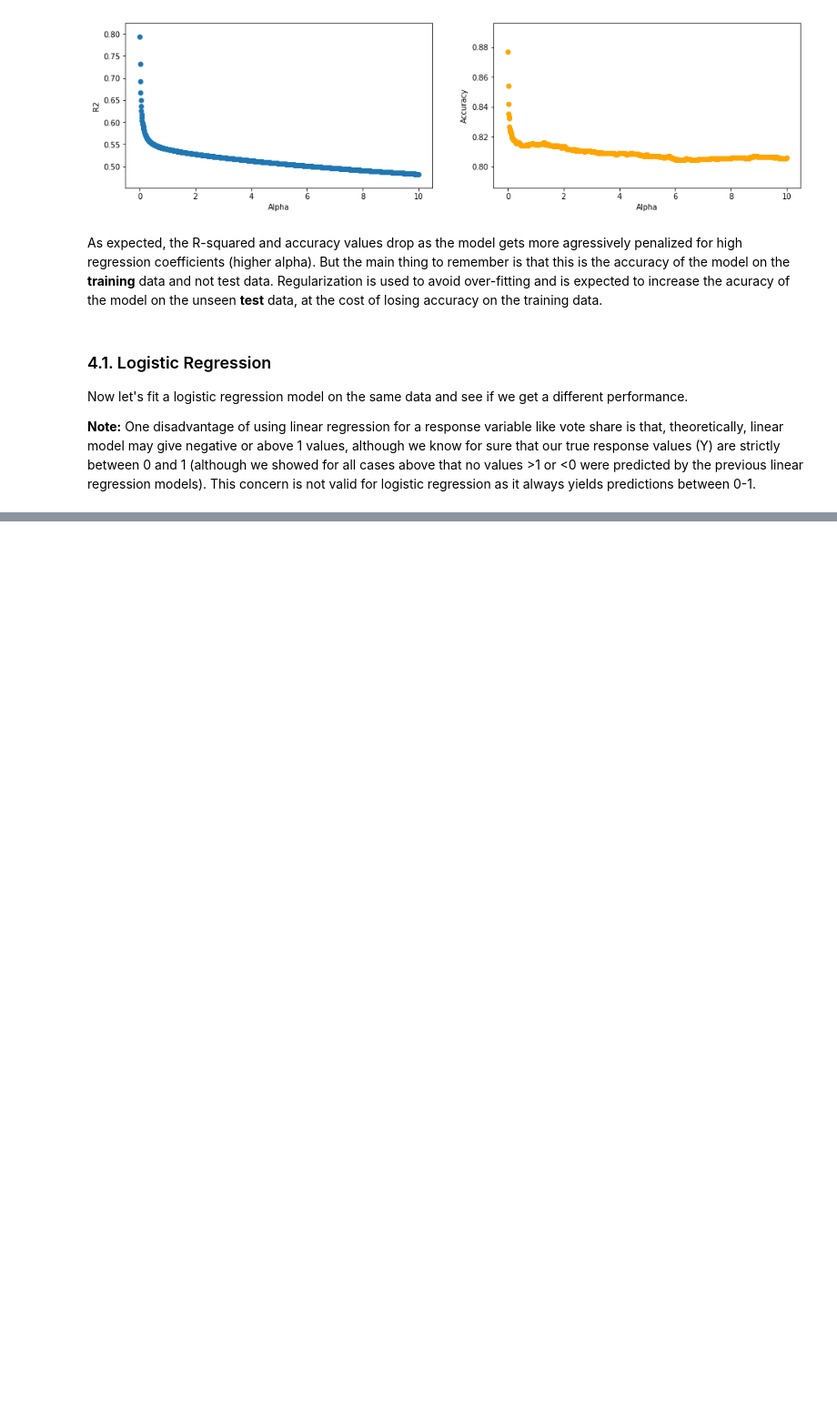
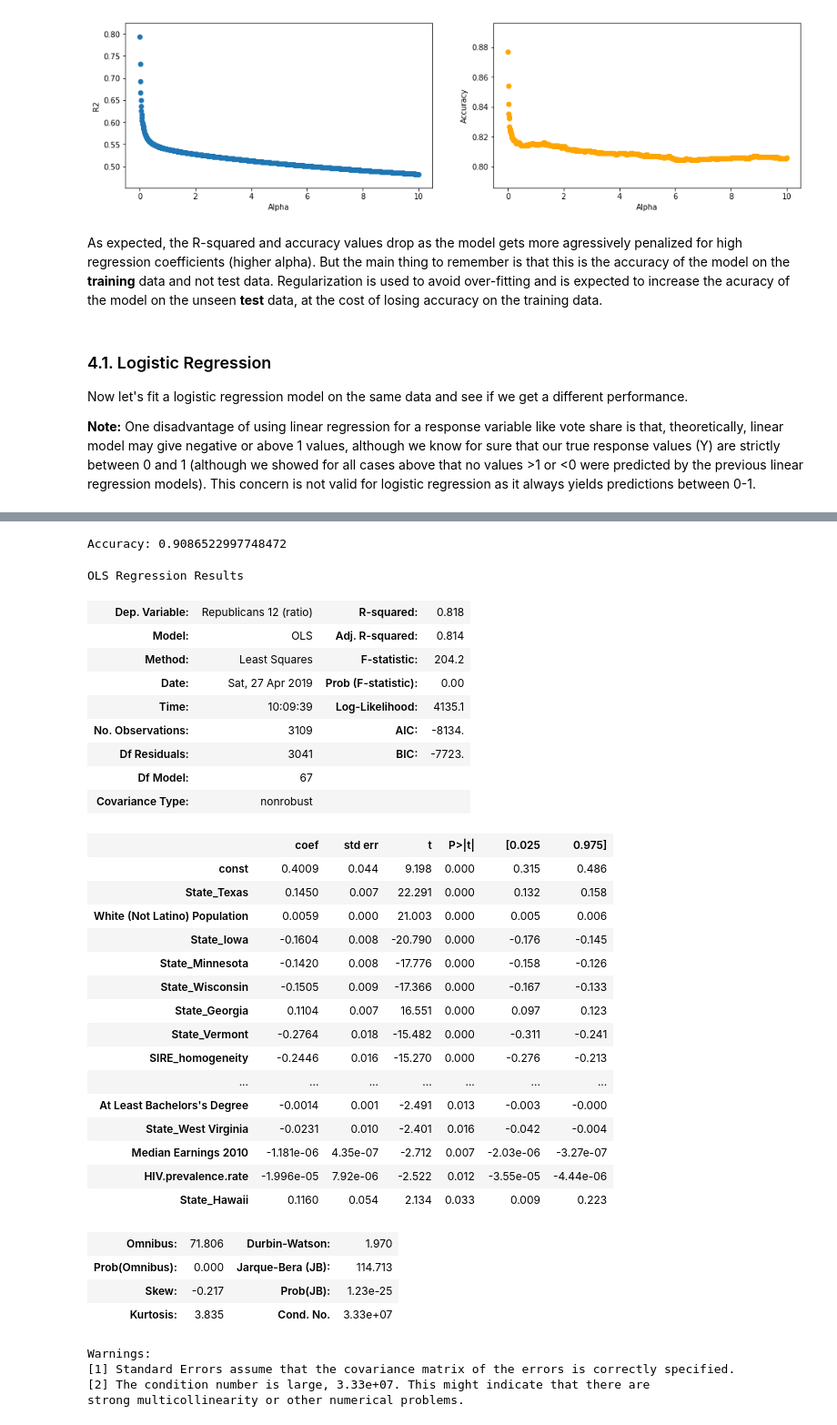
Before and after one commit to ArashTavassoli/Portfolio, a Jupyter notebook: Stats and Politics/Part 3 - Statistical Modeling.ipynb, the cells around one changed output, grey strips where cells are left out. Shown: that part at 91% size. Drawn from its saved outputs; the diff is of its cells as text; code cells hidden in the pictures; blank space fills up the shorter version.

```diff
--- a/Stats and Politics/Part 3 - Statistical Modeling.ipynb
+++ b/Stats and Politics/Part 3 - Statistical Modeling.ipynb
@@ -202,4 +212,32 @@ Let's see if we can do some feature selection and fit a better model.
 A parsimonious model is a model that accomplishes a desired level of explanation or prediction with as few predictor variables as possible.
 
 One approach to get a parsimonious model is to use individual variables' p-values. In this approach we start with full model and drop the variable that has the highest p-value. Then we re-fit the model and repeat this cycle until all our variables left in the model are significant (p-value < 0.05 for individual independent variables). This approach leads us to a parsimonious model, however it again does not account for multicollinearity in the X data. Knowling this, we still give this approach a try:
+# %%
+# Defining a model that will be dropping features until we
+# only have features for which we get p < 0.05:
+
+def OLS_model_optimizer(X, y):
+    p_value_condition = True
+    X_updated = X
+
+    while p_value_condition:
+
+        X_loop = X_updated
+
+        myregression = sm.OLS(y,X_loop).fit()
+
+        # Droping the feature with highest p-value:
+        p_values = myregression.pvalues
+        p_values.drop(p_values.head(1).index, inplace = True)     # drop the constant
+
+        sorted_p_values = p_values.sort_values()
+        sorted_p_values.drop(sorted_p_values.tail(1).index, inplace = True)      # Drop the highest p
+
+        X_updated = X_loop[sorted_p_values.index.tolist()]
+
+        X_updated = sm.add_constant(X_updated)
+
+        p_value_condition = p_values[p_values.values > 0.05].any()
+
+    return myregression, X_loop
 # %%
@@ -425,0 +431,51 @@ Now build new models to predict the 2012 and 2016 relative vote share of the Rep
+# %%
+#We use the same X but will change the response to 2012 vote share:
+y = df_data_clean['Republicans 12 (ratio)']
+
+# dropping features until we only have features for which we get p < 0.05:
+myregression, X_loop = OLS_model_optimizer(X, y)
+
+prediction = myregression.predict(X_loop)    # Using x_temp as we don't need the added constant
+
+prediction_binary = np.where(prediction >= 0.5, 1,0)
+y_binary = np.where(y >= 0.5, 1,0)
+total_correct = np.sum(prediction_binary == y_binary)
+print("Accuracy:", total_correct / len(y))
+
+display(myregression.summary())
+# %% [output]
+Accuracy: 0.9086522997748472
+OLS Regression Results
+| Dep. Variable: | Republicans 12 (ratio) | R-squared: | 0.818 |
+| Model: | OLS | Adj. R-squared: | 0.814 |
+| Method: | Least Squares | F-statistic: | 204.2 |
+| Date: | Sat, 27 Apr 2019 | Prob (F-statistic): | 0.00 |
+| Time: | 10:09:39 | Log-Likelihood: | 4135.1 |
+| No. Observations: | 3109 | AIC: | -8134. |
+| Df Residuals: | 3041 | BIC: | -7723. |
+| Df Model: | 67 |  |  |
+| Covariance Type: | nonrobust |  |  |
+|  | coef | std err | t | P>|t| | [0.025 | 0.975] |
+| const | 0.4009 | 0.044 | 9.198 | 0.000 | 0.315 | 0.486 |
+| State_Texas | 0.1450 | 0.007 | 22.291 | 0.000 | 0.132 | 0.158 |
+| White (Not Latino) Population | 0.0059 | 0.000 | 21.003 | 0.000 | 0.005 | 0.006 |
+| State_Iowa | -0.1604 | 0.008 | -20.790 | 0.000 | -0.176 | -0.145 |
+| State_Minnesota | -0.1420 | 0.008 | -17.776 | 0.000 | -0.158 | -0.126 |
+| State_Wisconsin | -0.1505 | 0.009 | -17.366 | 0.000 | -0.167 | -0.133 |
+| State_Georgia | 0.1104 | 0.007 | 16.551 | 0.000 | 0.097 | 0.123 |
+| State_Vermont | -0.2764 | 0.018 | -15.482 | 0.000 | -0.311 | -0.241 |
+| SIRE_homogeneity | -0.2446 | 0.016 | -15.270 | 0.000 | -0.276 | -0.213 |
+| ... | ... | ... | ... | ... | ... | ... |
+| At Least Bachelors's Degree | -0.0014 | 0.001 | -2.491 | 0.013 | -0.003 | -0.000 |
+| State_West Virginia | -0.0231 | 0.010 | -2.401 | 0.016 | -0.042 | -0.004 |
+| Median Earnings 2010 | -1.181e-06 | 4.35e-07 | -2.712 | 0.007 | -2.03e-06 | -3.27e-07 |
+| HIV.prevalence.rate | -1.996e-05 | 7.92e-06 | -2.522 | 0.012 | -3.55e-05 | -4.44e-06 |
+| State_Hawaii | 0.1160 | 0.054 | 2.134 | 0.033 | 0.009 | 0.223 |
+| Omnibus: | 71.806 | Durbin-Watson: | 1.970 |
+| Prob(Omnibus): | 0.000 | Jarque-Bera (JB): | 114.713 |
+| Skew: | -0.217 | Prob(JB): | 1.23e-25 |
+| Kurtosis: | 3.835 | Cond. No. | 3.33e+07 |
+Warnings:
+[1] Standard Errors assume that the covariance matrix of the errors is correctly specified.
+[2] The condition number is large, 3.33e+07. This might indicate that there are
+strong multicollinearity or other numerical problems.
```
Also changed, not shown: parts of 18 cells of this notebook, 1 other file.
